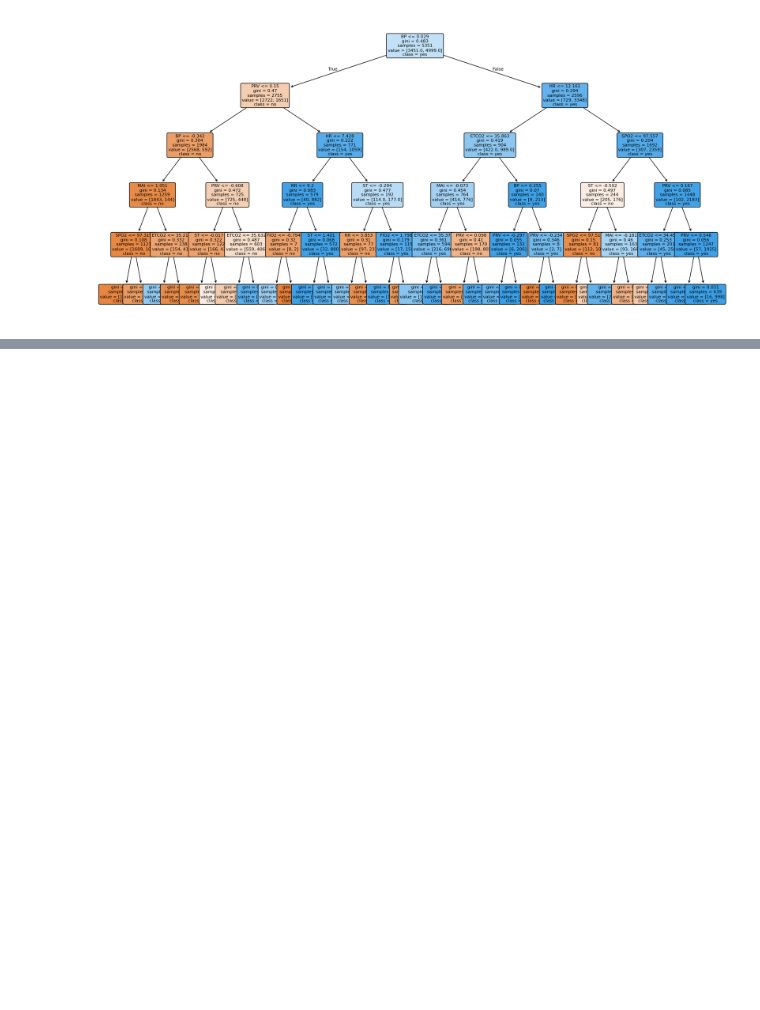
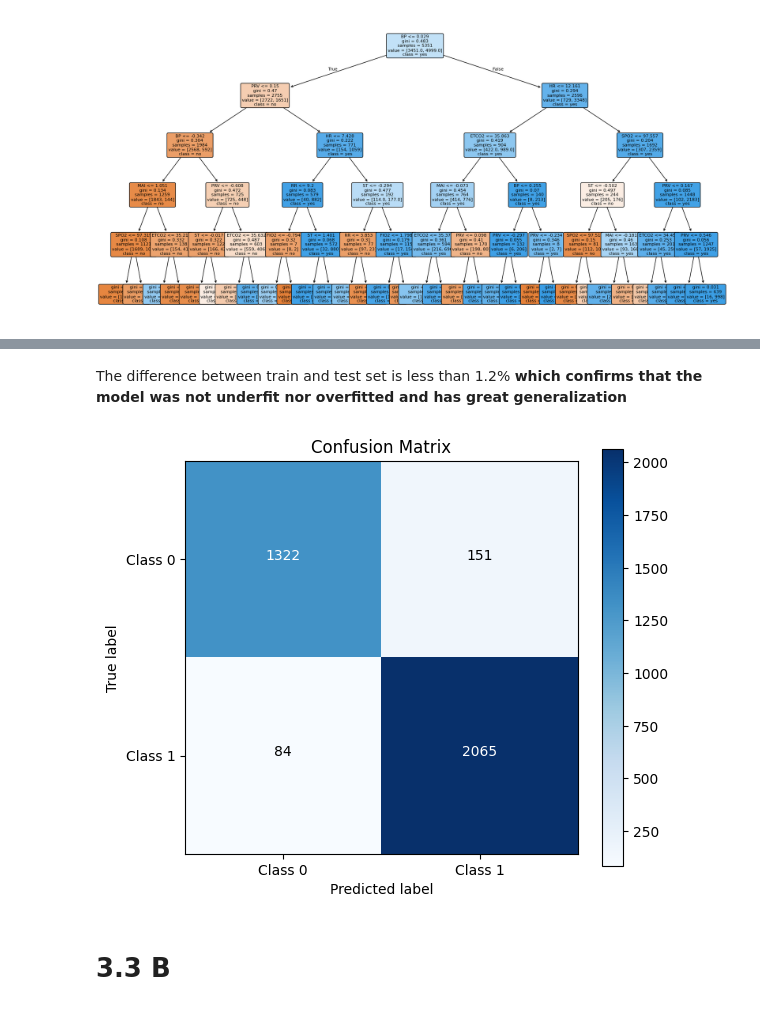
Before and after one commit to Michzru/Critical-oxygen-saturation-estimation, a Jupyter notebook: phase_3.ipynb, the cells around one changed output, grey strips where cells are left out. Drawn from its saved outputs; the diff is of its cells as text; code cells hidden in the pictures; blank space fills up the shorter version.

```diff
--- a/phase_3.ipynb
+++ b/phase_3.ipynb
@@ -692,0 +727,19 @@ NameError: name 'plot_tree' is not defined
+# %%
+best_model = search.best_estimator_
+
+y_pred_test = best_model.predict(X_test_np)
+y_pred_train = best_model.predict(X_train_np)
+
+print("TRAIN accuracy:", accuracy_score(y_train_np, y_pred_train))
+print("TEST accuracy :", accuracy_score(y_test_np, y_pred_test))
+
+print("Train Precision:", precision_score(y_train_np, y_pred_train))
+print("Test Precision:", precision_score(y_test_np, y_pred_test))
+
+print("Train Recall:", recall_score(y_train_np, y_pred_train))
+print("Test Recall:", recall_score(y_test_np, y_pred_test))
+
+print("Train F1:", f1_score(y_train_np, y_pred_train))
+print("Test F1:", f1_score(y_test_np, y_pred_test))
+
+print("Confusion matrix:\n", confusion_matrix(y_test_np, y_pred_test))
@@ -692,0 +805,31 @@ NameError: name 'plot_tree' is not defined
+# %% [markdown]
+The difference between train and test set is less than 1.2% **which confirms that the model was not underfit nor overfitted and has great generalization**
+# %%
+cm = confusion_matrix(y_test_np, y_pred_test)
+
+classes = ["Class 0", "Class 1"]
+
+plt.figure(figsize=(6, 5))
+plt.imshow(cm, interpolation='nearest', cmap=plt.cm.Blues)
+plt.title("Confusion Matrix")
+plt.colorbar()
+
+tick_marks = np.arange(len(classes))
+plt.xticks(tick_marks, classes)
+plt.yticks(tick_marks, classes)
+
+thresh = cm.max() / 2.
+for i in range(cm.shape[0]):
+    for j in range(cm.shape[1]):
+        plt.text(j, i, format(cm[i, j], 'd'),
+                 horizontalalignment="center",
+                 color="white" if cm[i, j] > thresh else "black")
+
+plt.ylabel("True label")
+plt.xlabel("Predicted label")
+plt.tight_layout()
+plt.show()
+# %% [output]
+[figure, added]
+# %% [markdown]
+# 3.3 B
```
Also changed, not shown: parts of 25 cells of this notebook.
